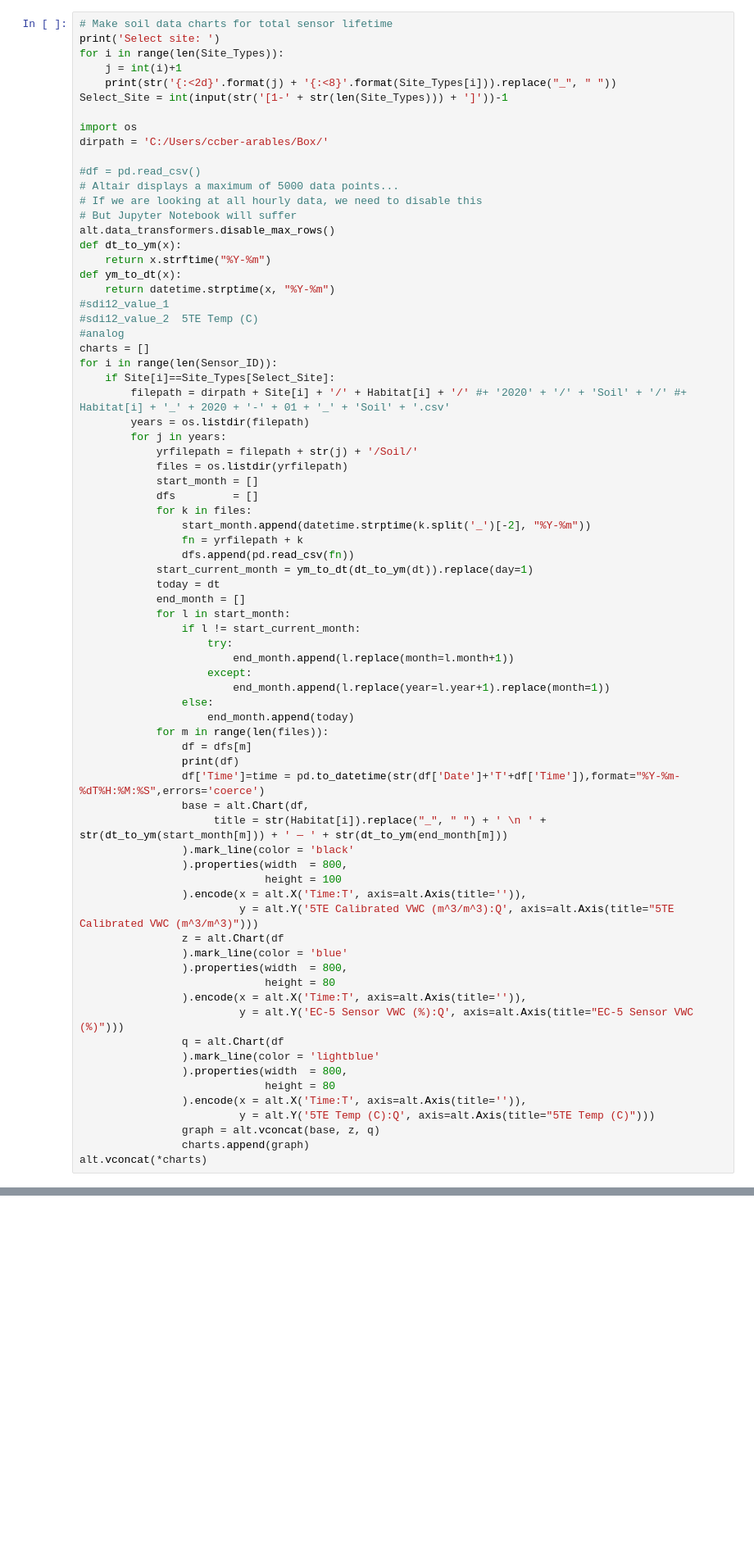
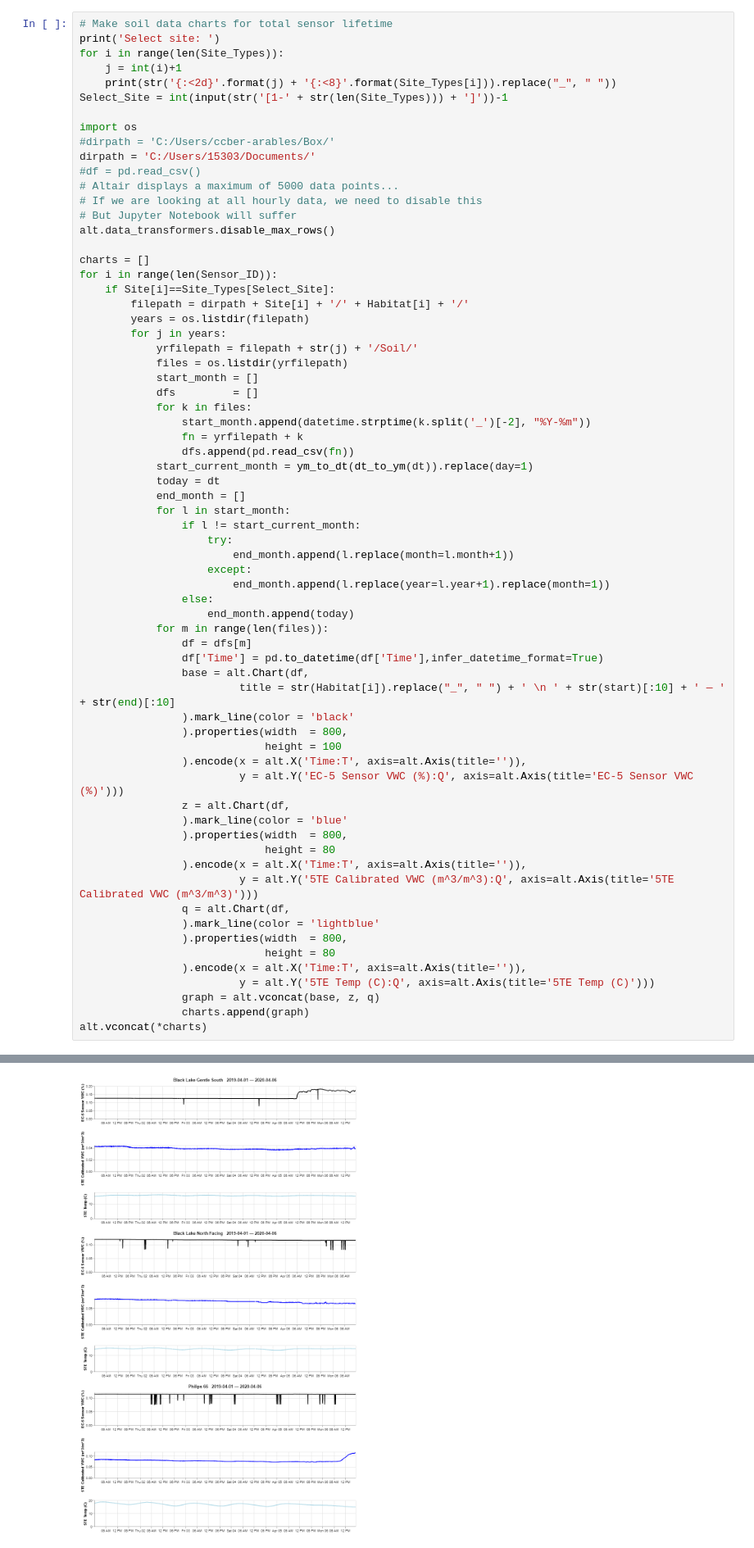
Before and after one commit to seltmann/UCSBSensors, a Jupyter notebook: plot_soil_data.ipynb, the cells around one changed output, grey strips where cells are left out. Shown at 82% size. Cells and saved outputs as stored; diff of their text form; blank space fills up the shorter version.

```diff
--- a/plot_soil_data.ipynb
+++ b/plot_soil_data.ipynb
@@ -198,24 +200,18 @@ for i in range(len(Site_Types)):
 Select_Site = int(input(str('[1-' + str(len(Site_Types))) + ']'))-1
 
 import os
-dirpath = 'C:/Users/ccber-arables/Box/'
-
+#dirpath = 'C:/Users/ccber-arables/Box/'
+dirpath = 'C:/Users/15303/Documents/'
 #df = pd.read_csv()
 # Altair displays a maximum of 5000 data points...
 # If we are looking at all hourly data, we need to disable this
 # But Jupyter Notebook will suffer
 alt.data_transformers.disable_max_rows()
-def dt_to_ym(x):
-    return x.strftime("%Y-%m")
-def ym_to_dt(x):
-    return datetime.strptime(x, "%Y-%m")
-#sdi12_value_1
-#sdi12_value_2	5TE Temp (C)
-#analog
+
 charts = []
 for i in range(len(Sensor_ID)):
     if Site[i]==Site_Types[Select_Site]:
-        filepath = dirpath + Site[i] + '/' + Habitat[i] + '/' #+ '2020' + '/' + 'Soil' + '/' #+ Habitat[i] + '_' + 2020 + '-' + 01 + '_' + 'Soil' + '.csv'
+        filepath = dirpath + Site[i] + '/' + Habitat[i] + '/'
         years = os.listdir(filepath)
         for j in years:
             yrfilepath = filepath + str(j) + '/Soil/'
@@ -239,27 +235,27 @@ for i in range(len(Sensor_ID)):
                     end_month.append(today)
             for m in range(len(files)):
                 df = dfs[m]
-                print(df)
-                df['Time']=time = pd.to_datetime(str(df['Date']+'T'+df['Time']),format="%Y-%m-%dT%H:%M:%S",errors='coerce')
+                df['Time'] = pd.to_datetime(df['Time'],infer_datetime_format=True)
                 base = alt.Chart(df,
-                     title = str(Habitat[i]).replace("_", " ") + ' \n ' + str(dt_to_ym(start_month[m])) + ' — ' + str(dt_to_ym(end_month[m]))
+                         title = str(Habitat[i]).replace("_", " ") + ' \n ' + str(start)[:10] + ' — ' + str(end)[:10]
                 ).mark_line(color = 'black'
                 ).properties(width  = 800,
                              height = 100
                 ).encode(x = alt.X('Time:T', axis=alt.Axis(title='')),
-                         y = alt.Y('5TE Calibrated VWC (m^3/m^3):Q', axis=alt.Axis(title="5TE Calibrated VWC (m^3/m^3)")))
-                z = alt.Chart(df
+                         y = alt.Y('EC-5 Sensor VWC (%):Q', axis=alt.Axis(title='EC-5 Sensor VWC (%)')))
+                z = alt.Chart(df,
                 ).mark_line(color = 'blue'
                 ).properties(width  = 800,
                              height = 80
                 ).encode(x = alt.X('Time:T', axis=alt.Axis(title='')),
-                         y = alt.Y('EC-5 Sensor VWC (%):Q', axis=alt.Axis(title="EC-5 Sensor VWC (%)")))
-                q = alt.Chart(df
+                         y = alt.Y('5TE Calibrated VWC (m^3/m^3):Q', axis=alt.Axis(title='5TE Calibrated VWC (m^3/m^3)')))
+                q = alt.Chart(df,
                 ).mark_line(color = 'lightblue'
                 ).properties(width  = 800,
                              height = 80
                 ).encode(x = alt.X('Time:T', axis=alt.Axis(title='')),
-                         y = alt.Y('5TE Temp (C):Q', axis=alt.Axis(title="5TE Temp (C)")))
+                         y = alt.Y('5TE Temp (C):Q', axis=alt.Axis(title='5TE Temp (C)')))
                 graph = alt.vconcat(base, z, q)
                 charts.append(graph)
 alt.vconcat(*charts)
+# %% [output]
@@ -266 +268,2 @@ alt.vconcat(*charts)
+[figure, added]
 # %%
```
Also changed, not shown: parts of 5 cells of this notebook, 5 other files.
